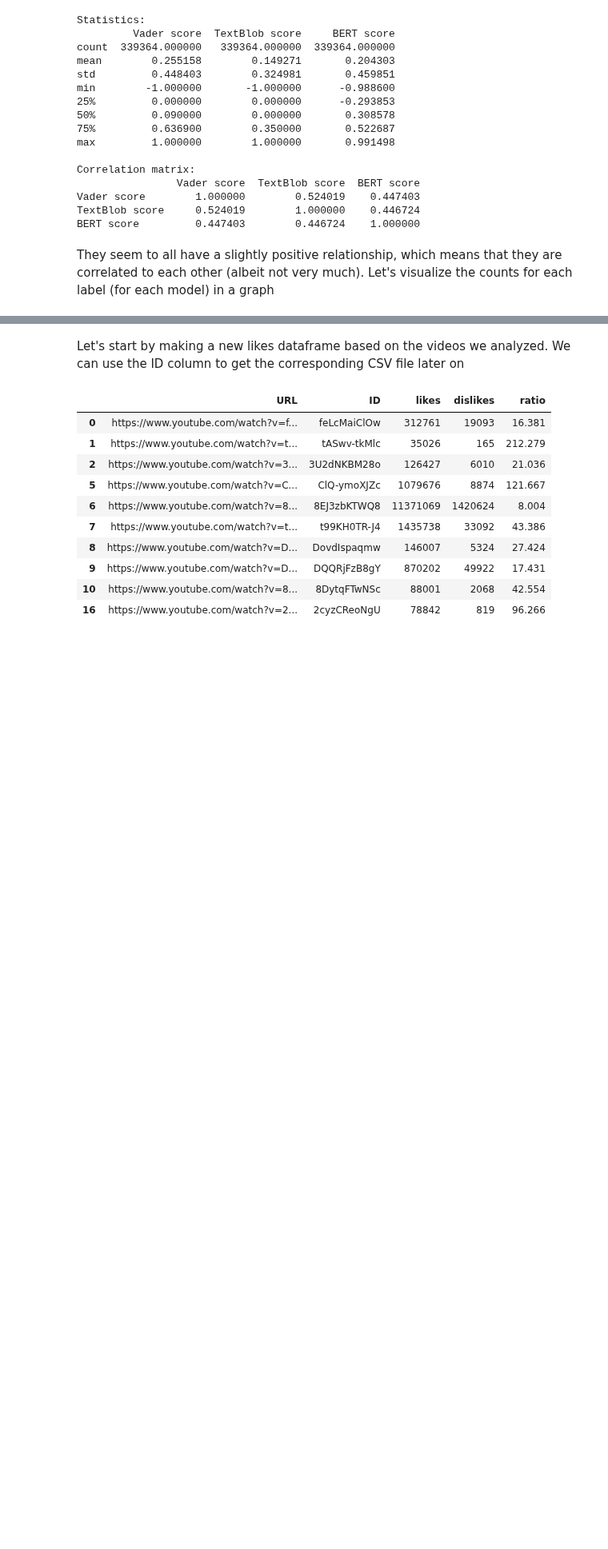
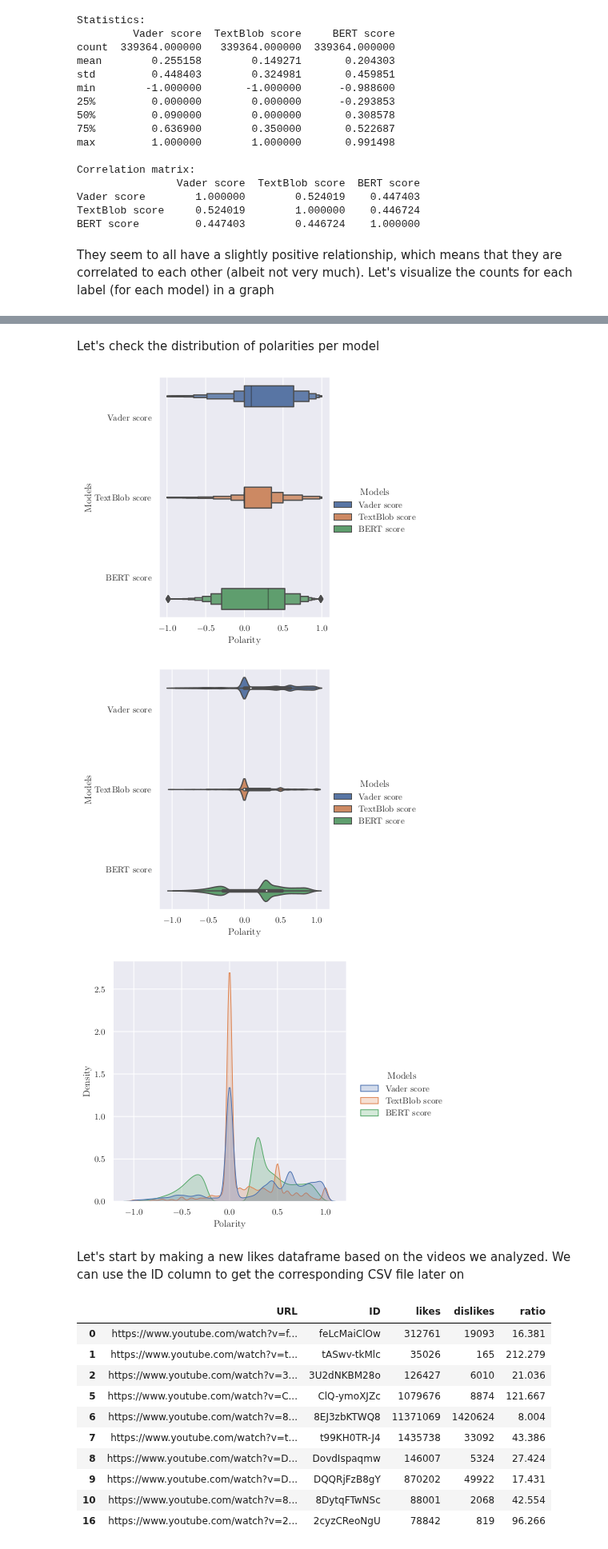
Before and after one commit to gmarsanich/gmarsanichThesis2022, a Jupyter notebook: Thesis Project Notebook.ipynb, the cells around one changed output, grey strips where cells are left out. Shown at 80% size. Cells and saved outputs as stored; diff of their text form; code cells hidden in the pictures; blank space fills up the shorter version.

```diff
--- a/Thesis Project Notebook.ipynb
+++ b/Thesis Project Notebook.ipynb
@@ -406,3 +419,26 @@ g = sns.catplot(x = "Model", y = "Counts", hue="Polarity", data = counts, kind =
+# %% [markdown]
+Let's check the distribution of polarities per model
+# %%
+columns = [all_files["Vader score"], all_files["TextBlob score"], all_files["BERT score"]]
+models = ["Vader", "TextBlob", "BERT"]
+df_list = []
+
+all_files_copy = all_files.copy(deep = True)
+all_files_copy = all_files_copy.drop(columns = ["Comment", "Vader label", "TextBlob label", "BERT label"])
+all_files_copy_melt = pd.melt(all_files_copy, var_name = "Models", value_name = "Polarity")
+
+boxen = sns.catplot(x = "Polarity", y = "Models", hue="Models", data = all_files_copy_melt, kind = "boxen")
+plt.savefig(f"{plots_dir}\\boxenplot_times.pgf", dpi = 300)
+
+violin = sns.catplot(x = "Polarity", y = "Models", hue="Models", data = all_files_copy_melt, kind = "violin")
+plt.savefig(f"{plots_dir}\\violinplot_times.pgf", dpi = 300)
+
+kde = sns.displot(data = all_files_copy_melt, x = "Polarity", hue="Models", kind = "kde", fill = True)
+plt.savefig(f"{plots_dir}\\polarity_distribution_times.pgf", dpi = 300)
+# %% [output]
+[figure, added]
+[figure, added]
+[figure, added]
 # %% [markdown]
 Let's start by making a new likes dataframe based on the videos we analyzed. We can use the ID column to get the corresponding CSV file later on
 # %%
```
Also changed, not shown: parts of 5 cells of this notebook.
